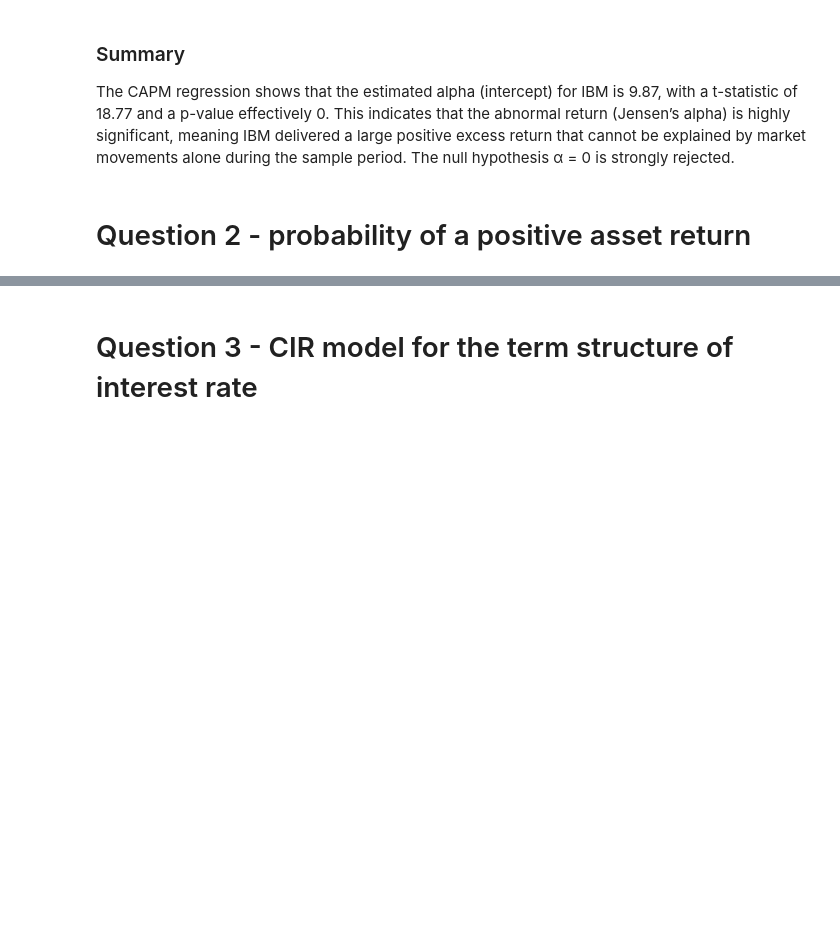
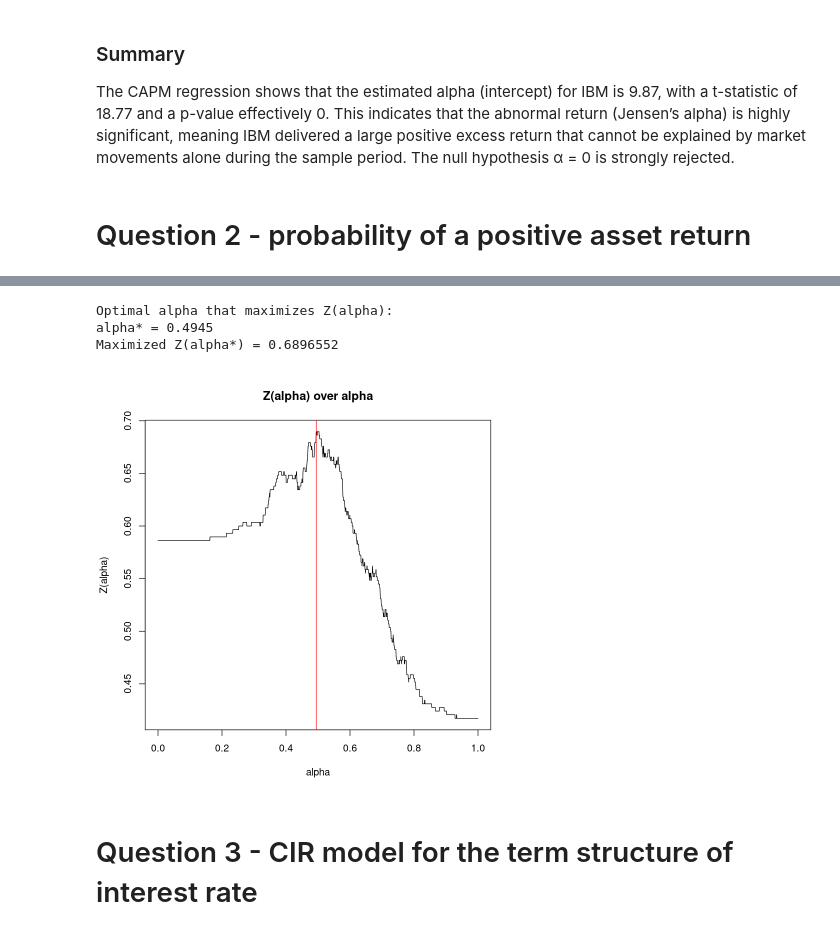
Before and after one commit to Mengsch3/apps-r-hw-01, a Jupyter notebook: FS-Coursework/report.ipynb, the cells around one changed output, grey strips where cells are left out. Drawn from its saved outputs; the diff is of its cells as text; code cells hidden in the pictures; blank space fills up the shorter version.

```diff
--- a/FS-Coursework/report.ipynb
+++ b/FS-Coursework/report.ipynb
@@ -199,3 +323,39 @@ The CAPM regression shows that the estimated alpha (intercept) for IBM is 9.87,
+# %%
+# sub-question 2c: Search for optimal alpha that maximizes Z(alpha)
+# Extract predictions from the best model found earlier
+P_best <- predict(best$model, type = "response")
+
+# Search grid for alpha
+alpha_grid <- seq(0, 1, length.out = 2001)
+
+Z_alpha_vec <- numeric(length(alpha_grid))
+
+for (i in seq_along(alpha_grid)) {
+  a <- alpha_grid[i]
+  Z_t_a <- ifelse((P_best > a & returns_t > 0) |
+                  (P_best <= a & returns_t <= 0), 1, 0)
+  Z_alpha_vec[i] <- mean(Z_t_a)
+}
+
+# find maximizing alpha
+idx_max <- which.max(Z_alpha_vec)
+alpha_best <- alpha_grid[idx_max]
+Z_best_alpha <- Z_alpha_vec[idx_max]
+
+cat("Optimal alpha that maximizes Z(alpha):\n")
+cat("alpha* =", alpha_best, "\n")
+cat("Maximized Z(alpha*) =", Z_best_alpha, "\n")
+
+# Plot Z(alpha)
+plot(alpha_grid, Z_alpha_vec, type="l",
+     main="Z(alpha) over alpha",
+     xlab="alpha", ylab="Z(alpha)")
+abline(v = alpha_best, col = "red", lwd = )
+# %% [output]
+Optimal alpha that maximizes Z(alpha):
+alpha* = 0.4945
+Maximized Z(alpha*) = 0.6896552
+[figure, added]
 # %% [markdown]
 # Question 3 - CIR model for the term structure of interest rate
 # %%
```
Also changed, not shown: parts of 7 cells of this notebook.
